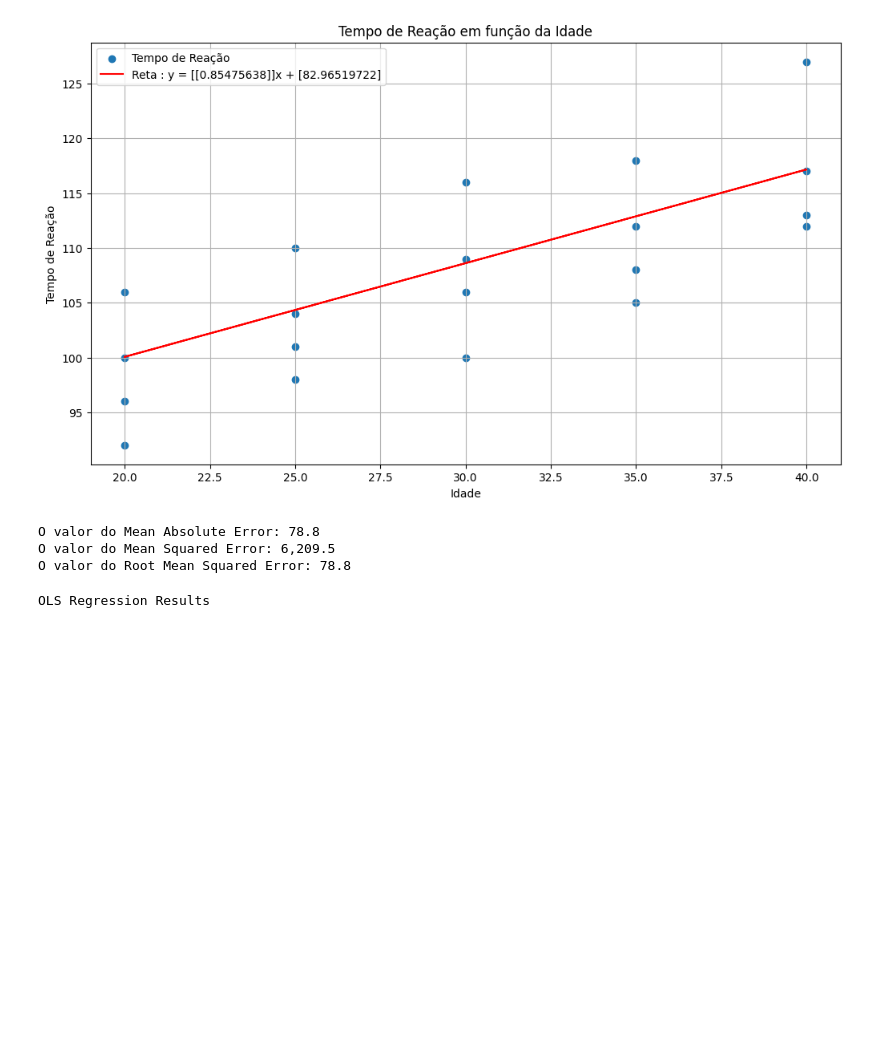
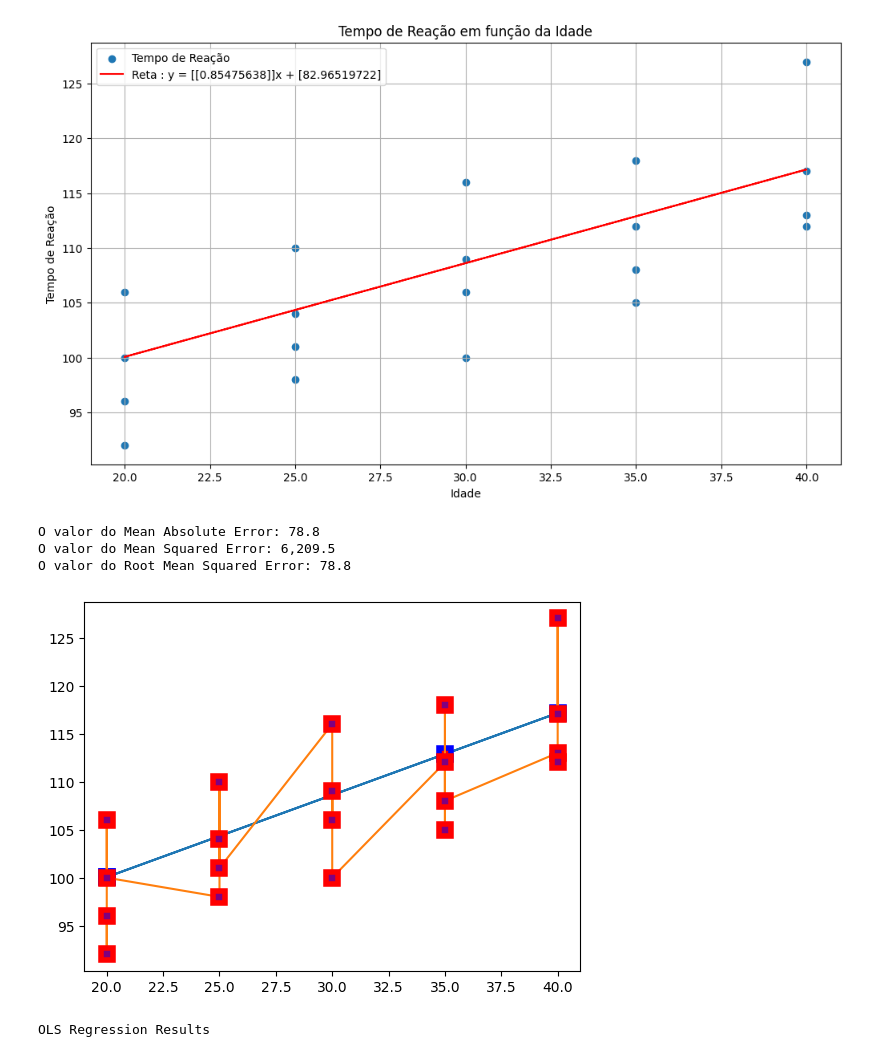
Before and after one commit to cantaruttim/Rotinas, a Jupyter notebook: estudos.ipynb, the cells around one changed output. Drawn from its saved outputs; the diff is of its cells as text; code cells hidden in the pictures; blank space fills up the shorter version.

```diff
--- a/estudos.ipynb
+++ b/estudos.ipynb
@@ -259,6 +259,14 @@ Coeficiente de Determinação R²: 0.52
 O valor do Mean Absolute Error: 78.8
 O valor do Mean Squared Error: 6,209.5
 O valor do Root Mean Squared Error: 78.8
+# %%
+plt.errorbar(X_test, pred, marker='s', mfc='red',
+         mec='blue', ms=8, mew=4)
+
+plt.errorbar(X, y, marker='s', mfc='purple',
+         mec='red', ms=8, mew=4) ;
+# %% [output]
+[figure, added]
 # %%
 import statsmodels.formula.api as smf
 
```
